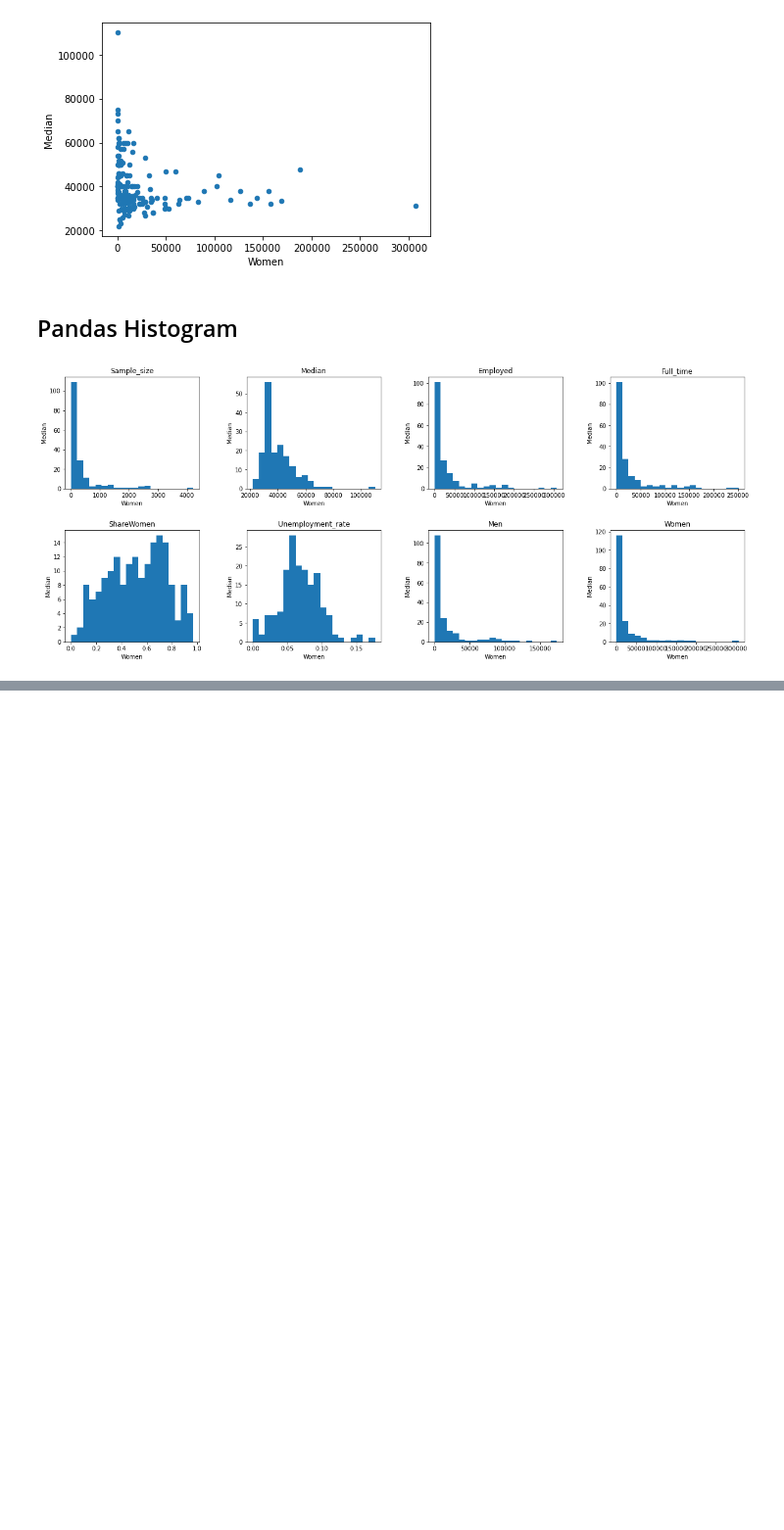
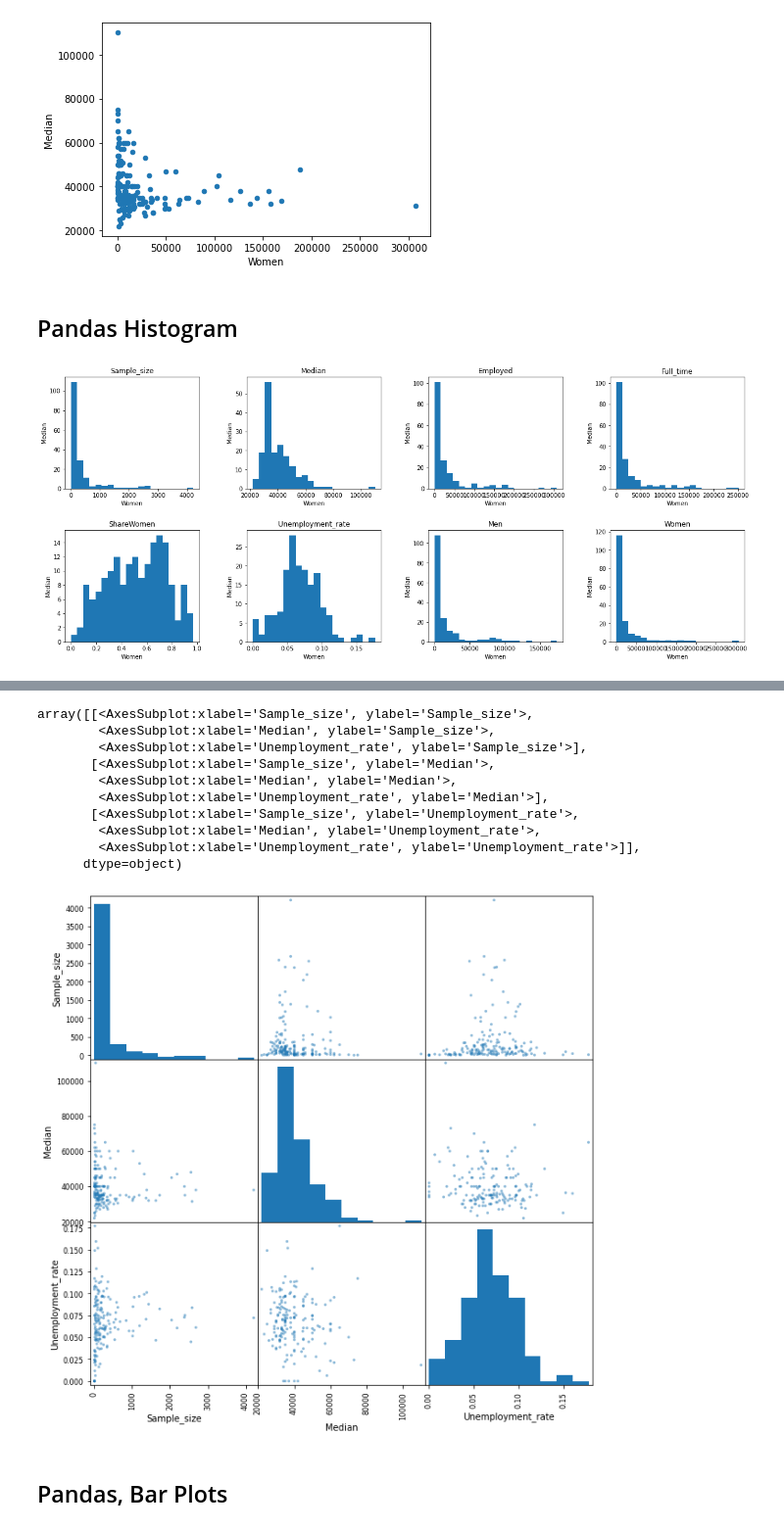
Before and after one commit to khoin-byte/dataquest-guided-projects, a Jupyter notebook: Visualizing_Earnings_Based_On_College_Majors/Basics.ipynb, the cells around one changed output, grey strips where cells are left out. Shown at 98% size. Drawn from its saved outputs; the diff is of its cells as text; code cells hidden in the pictures; blank space fills up the shorter version.

```diff
--- a/Visualizing_Earnings_Based_On_College_Majors/Basics.ipynb
+++ b/Visualizing_Earnings_Based_On_College_Majors/Basics.ipynb
@@ -223,0 +234,16 @@ for row in range(2):
+# %%
+scatter_matrix(recent_grads[['Sample_size', 'Median', 'Unemployment_rate']], figsize=(10,10))
+# %% [output]
+array([[<AxesSubplot:xlabel='Sample_size', ylabel='Sample_size'>,
+        <AxesSubplot:xlabel='Median', ylabel='Sample_size'>,
+        <AxesSubplot:xlabel='Unemployment_rate', ylabel='Sample_size'>],
+       [<AxesSubplot:xlabel='Sample_size', ylabel='Median'>,
+        <AxesSubplot:xlabel='Median', ylabel='Median'>,
+        <AxesSubplot:xlabel='Unemployment_rate', ylabel='Median'>],
+       [<AxesSubplot:xlabel='Sample_size', ylabel='Unemployment_rate'>,
+        <AxesSubplot:xlabel='Median', ylabel='Unemployment_rate'>,
+        <AxesSubplot:xlabel='Unemployment_rate', ylabel='Unemployment_rate'>]],
+      dtype=object)
+[figure, added]
+# %% [markdown]
+## Pandas, Bar Plots
```
Also changed, not shown: parts of 9 cells of this notebook.
